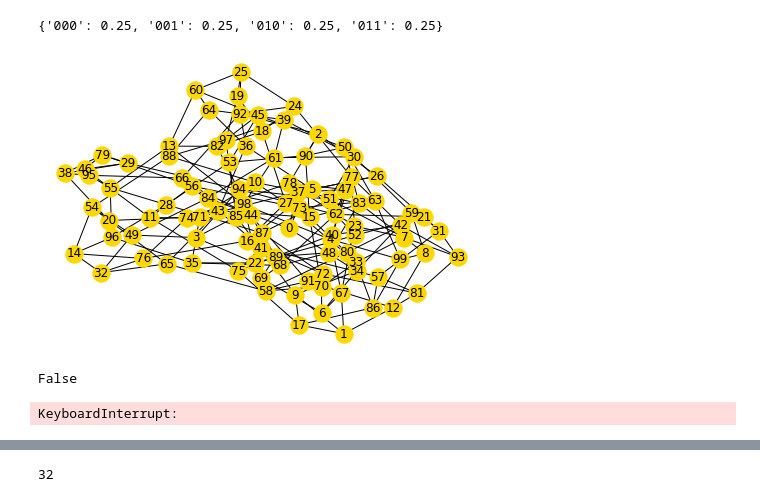
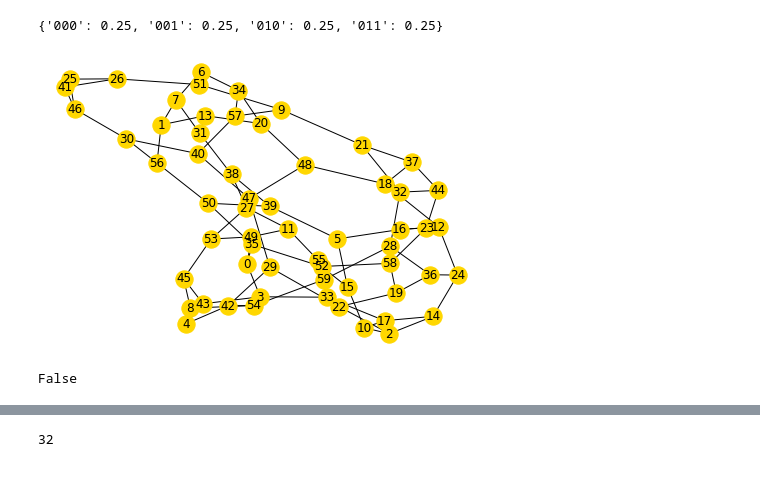
Before and after one commit to teaguetomesh/quantum-local-search, a Jupyter notebook: quantum_local_search.ipynb, the cells around one changed output, grey strips where cells are left out. Cells and saved outputs as stored; diff of their text form; code cells hidden in the pictures.

```diff
--- a/quantum_local_search.ipynb
+++ b/quantum_local_search.ipynb
@@ -36,15 +36,17 @@ res.get_counts()
 # %% [output]
 {'000': 0.25, '001': 0.25, '010': 0.25, '011': 0.25}
 # %%
-N = 100
-connected = False
-while not connected:
+#N = 100
+#connected = False
+#while not connected:
     #G = nx.erdos_renyi_graph(N, 0.1)
-    G = nx.random_regular_graph(4, N)
-    connected = nx.is_connected(G)
+    #G = nx.random_regular_graph(4, N)
+    #connected = nx.is_connected(G)
+
+G = graph_from_file('benchmark_graphs/N60_d3_graphs/G1.txt')
 nx.draw_spring(G, with_labels=True, node_color='gold')
 # %% [output]
-[figure, old version]
+[figure, new version]
 # %%
 nx.is_isomorphic(nx.random_regular_graph(3,100), nx.random_regular_graph(3,100))
 # %% [output]
@@ -52,8 +54,6 @@ False
 # %%
 opt = brute_force_search(G)
 print('Optimal:', opt)
-# %% [output]
-KeyboardInterrupt:
 # %%
 init_state = '0'*N
 num_partial_mixers = 6
```
Also changed, not shown: 1 other file.
